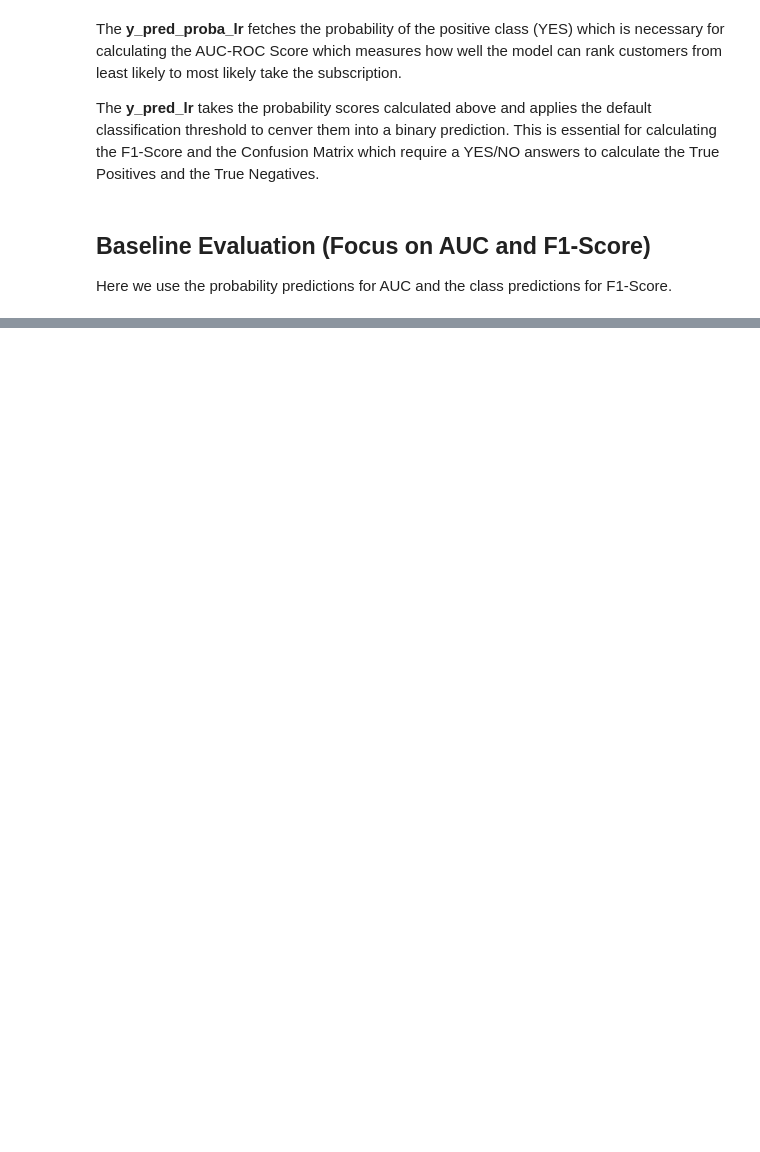
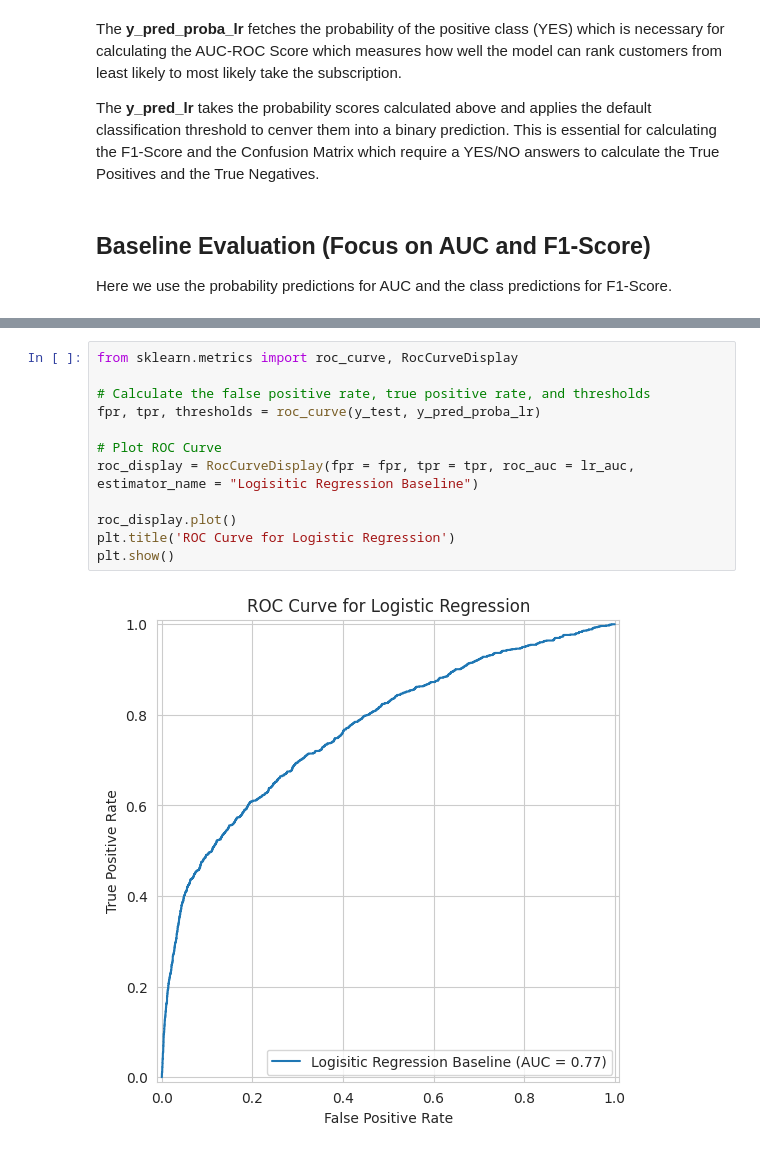
Before and after one commit to nazmilash/Bank-Marketing, a Jupyter notebook: Assignment_Pipeline.ipynb, the cells around one changed output, grey strips where cells are left out. Cells and saved outputs as stored; diff of their text form; blank space fills up the shorter version.

```diff
--- a/Assignment_Pipeline.ipynb
+++ b/Assignment_Pipeline.ipynb
@@ -397,0 +413,14 @@ True Positives: 188
+# %%
+from sklearn.metrics import roc_curve, RocCurveDisplay
+
+# Calculate the false positive rate, true positive rate, and thresholds
+fpr, tpr, thresholds = roc_curve(y_test, y_pred_proba_lr)
+
+# Plot ROC Curve
+roc_display = RocCurveDisplay(fpr = fpr, tpr = tpr, roc_auc = lr_auc, estimator_name = "Logisitic Regression Baseline")
+
+roc_display.plot()
+plt.title('ROC Curve for Logistic Regression')
+plt.show()
+# %% [output]
+[figure, added]
```
Also changed, not shown: parts of 12 cells of this notebook.
